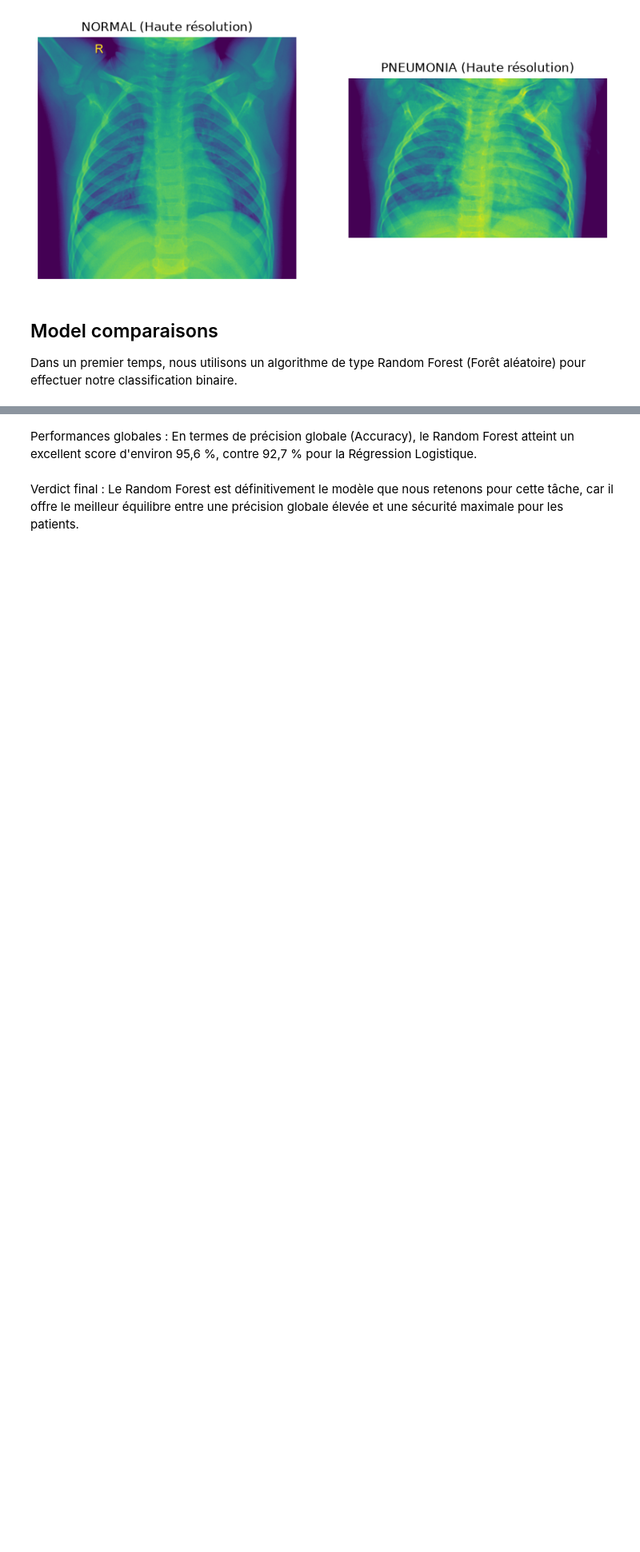
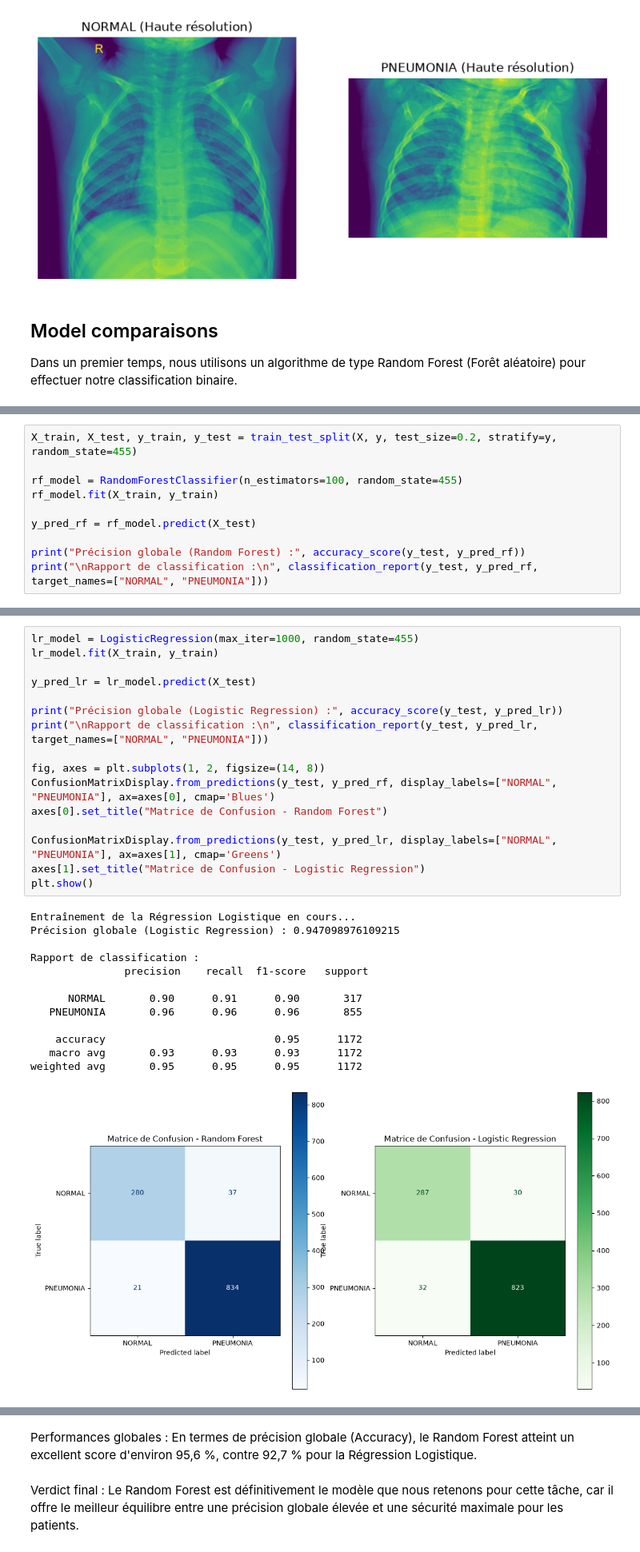
Before and after one commit to klasken/Cvrie, a Jupyter notebook: notebooks/supervise_analysis.ipynb, the cells around one changed output, grey strips where cells are left out. Shown at 80% size. Cells and saved outputs as stored; diff of their text form; blank space fills up the shorter version.

```diff
--- a/notebooks/supervise_analysis.ipynb
+++ b/notebooks/supervise_analysis.ipynb
@@ -127,0 +139,10 @@ weighted avg       0.96      0.96      0.96      1172
+# %%
+X_train, X_test, y_train, y_test = train_test_split(X, y, test_size=0.2, stratify=y, random_state=455)
+
+rf_model = RandomForestClassifier(n_estimators=100, random_state=455)
+rf_model.fit(X_train, y_train)
+
+y_pred_rf = rf_model.predict(X_test)
+
+print("Précision globale (Random Forest) :", accuracy_score(y_test, y_pred_rf))
+print("\nRapport de classification :\n", classification_report(y_test, y_pred_rf, target_names=["NORMAL", "PNEUMONIA"]))
@@ -136,0 +181,30 @@ print(classification_report(y_test, predictions_lrg, target_names=["NORMAL", "PN
+# %%
+lr_model = LogisticRegression(max_iter=1000, random_state=455)
+lr_model.fit(X_train, y_train)
+
+y_pred_lr = lr_model.predict(X_test)
+
+print("Précision globale (Logistic Regression) :", accuracy_score(y_test, y_pred_lr))
+print("\nRapport de classification :\n", classification_report(y_test, y_pred_lr, target_names=["NORMAL", "PNEUMONIA"]))
+
+fig, axes = plt.subplots(1, 2, figsize=(14, 8))
+ConfusionMatrixDisplay.from_predictions(y_test, y_pred_rf, display_labels=["NORMAL", "PNEUMONIA"], ax=axes[0], cmap='Blues')
+axes[0].set_title("Matrice de Confusion - Random Forest")
+
+ConfusionMatrixDisplay.from_predictions(y_test, y_pred_lr, display_labels=["NORMAL", "PNEUMONIA"], ax=axes[1], cmap='Greens')
+axes[1].set_title("Matrice de Confusion - Logistic Regression")
+plt.show()
+# %% [output]
+Entraînement de la Régression Logistique en cours...
+Précision globale (Logistic Regression) : 0.947098976109215
+
+Rapport de classification :
+               precision    recall  f1-score   support
+
+      NORMAL       0.90      0.91      0.90       317
+   PNEUMONIA       0.96      0.96      0.96       855
+
+    accuracy                           0.95      1172
+   macro avg       0.93      0.93      0.93      1172
+weighted avg       0.95      0.95      0.95      1172
+[figure, added]
```
Also changed, not shown: parts of 9 cells of this notebook, 2 other files.
